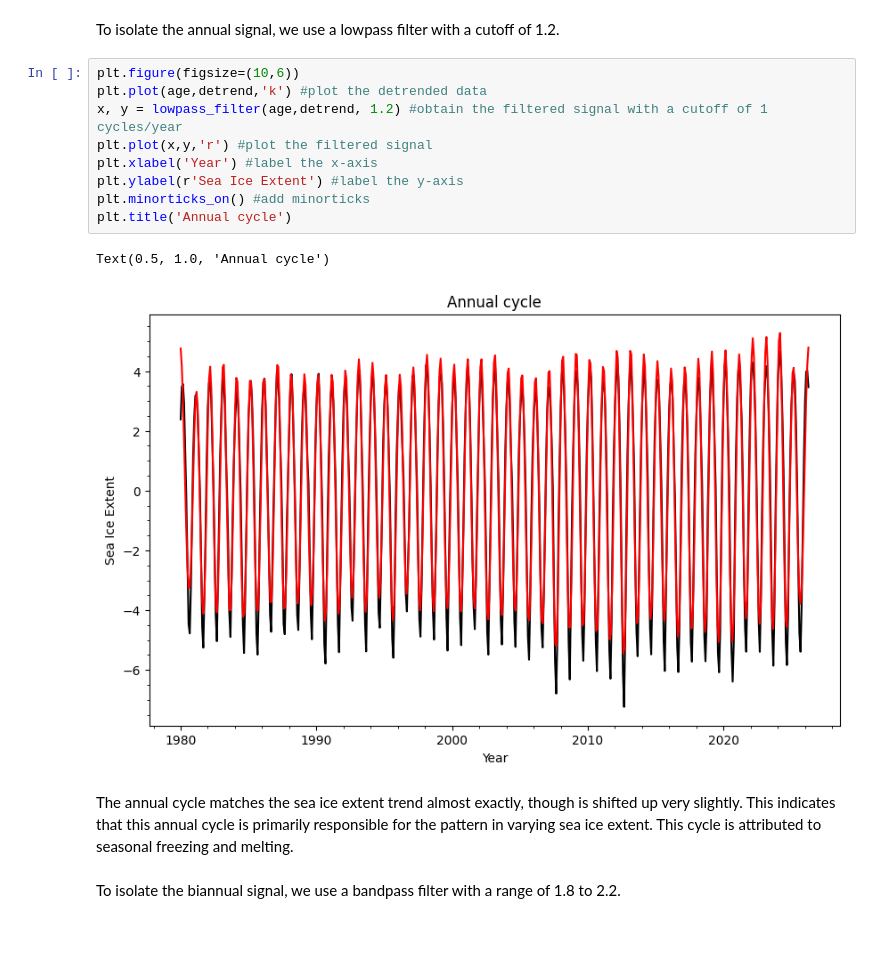
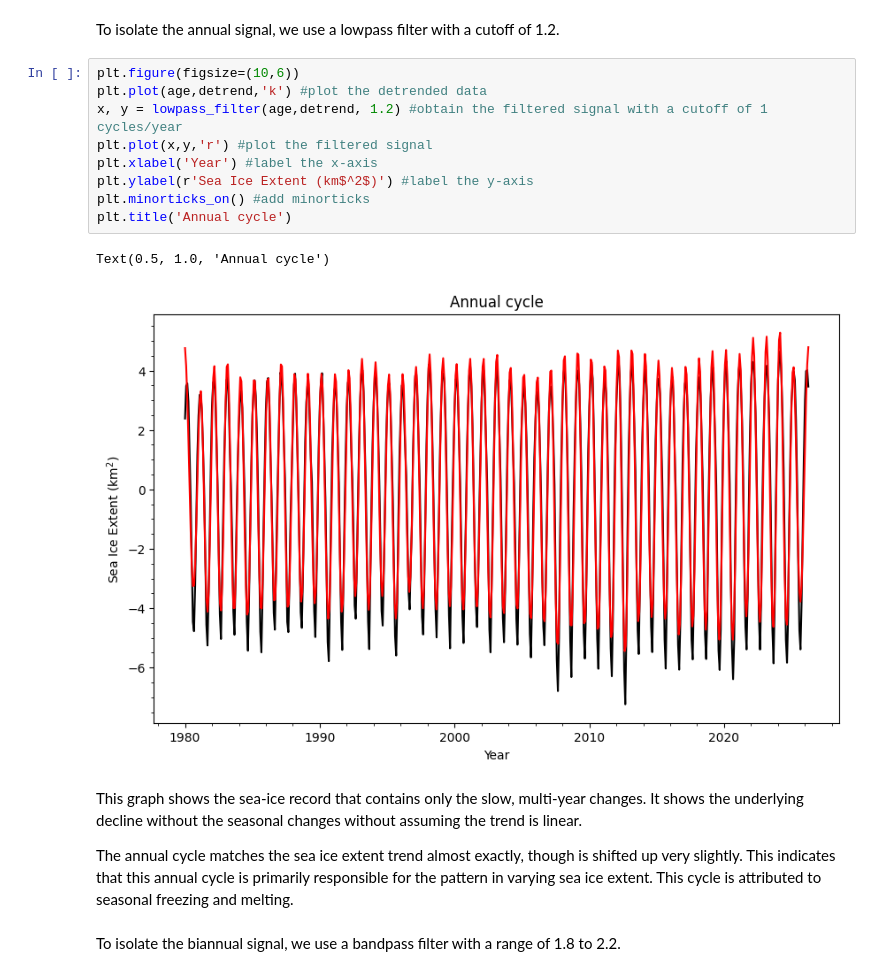
Before and after one commit to ep42south-star/EMSC2010_Oceans_Eleven_Variables_Group_Project_5, a Jupyter notebook: Ocean's_Eleven_Variables_Group_Project_5.ipynb, the cells around one changed output. Drawn from its saved outputs; the diff is of its cells as text; blank space fills up the shorter version.

```diff
--- a/Ocean's_Eleven_Variables_Group_Project_5.ipynb
+++ b/Ocean's_Eleven_Variables_Group_Project_5.ipynb
@@ -254,16 +252,19 @@ To isolate the annual signal, we use a lowpass filter with a cutoff of 1.2\.
 # %%
 plt.figure(figsize=(10,6))
 plt.plot(age,detrend,'k') #plot the detrended data
 x, y = lowpass_filter(age,detrend, 1.2) #obtain the filtered signal with a cutoff of 1 cycles/year
 plt.plot(x,y,'r') #plot the filtered signal
 plt.xlabel('Year') #label the x-axis
-plt.ylabel(r'Sea Ice Extent') #label the y-axis
+plt.ylabel(r'Sea Ice Extent (km$^2$)') #label the y-axis
 plt.minorticks_on() #add minorticks
 plt.title('Annual cycle')
 # %% [output]
 Text(0.5, 1.0, 'Annual cycle')
-[figure, old version]
+[figure, new version]
 # %% [markdown]
+This graph shows the sea‑ice record that contains only the slow, multi‑year changes. It shows the underlying decline without the seasonal changes without assuming the trend is linear.
+
+
 The annual cycle matches the sea ice extent trend almost exactly, though is shifted up very slightly. This indicates that this annual cycle is primarily responsible for the pattern in varying sea ice extent. This cycle is attributed to seasonal freezing and melting.
 # %% [markdown]
 To isolate the biannual signal, we use a bandpass filter with a range of 1.8 to 2.2.
```
Also changed, not shown: parts of 10 cells of this notebook.
